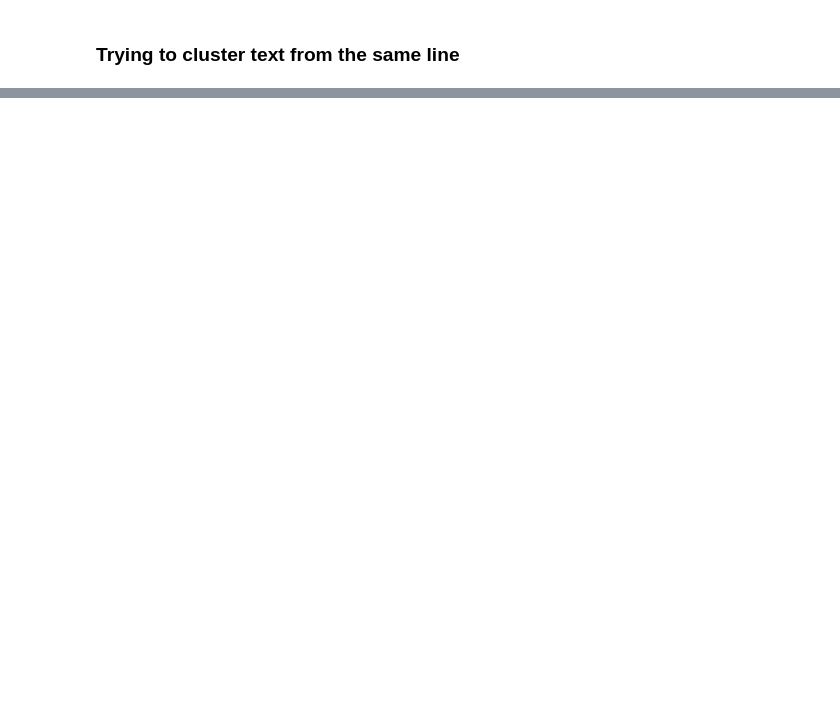
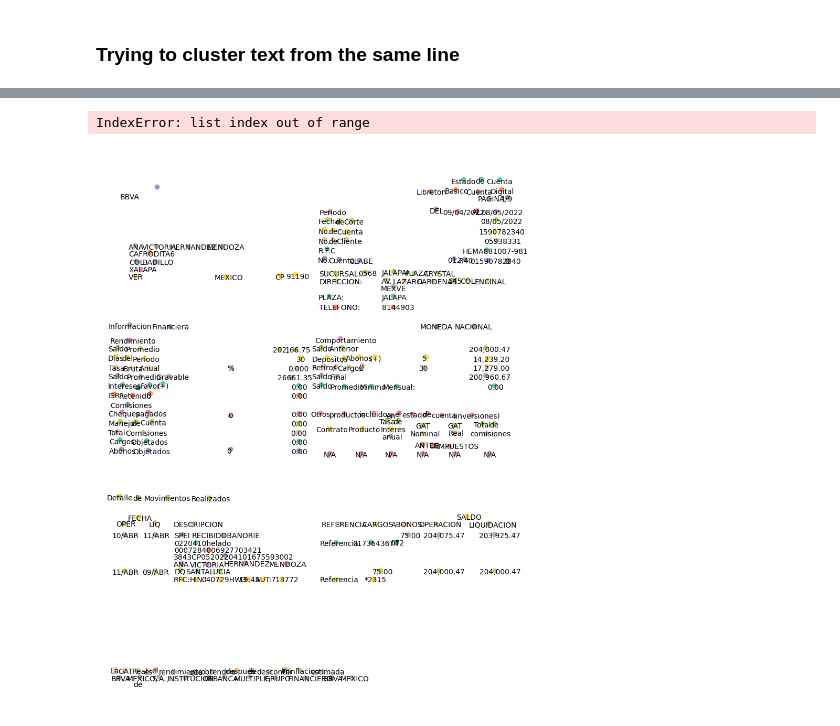
Before and after one commit to NilBiescas/Project_Synthesis2-, a Jupyter notebook: editable_outputs/editable_out_v2.ipynb, the cells around one changed output, grey strips where cells are left out. Drawn from its saved outputs; the diff is of its cells as text; code cells hidden in the pictures; blank space fills up the shorter version.

```diff
--- a/editable_outputs/editable_out_v2.ipynb
+++ b/editable_outputs/editable_out_v2.ipynb
@@ -304,0 +330,18 @@ plt.show()
+# %%
+data.sort(key=lambda x: x[1])  # Sort the list by the y value
+
+line = 0
+value = data[0][1]
+
+for i, word in enumerate(data):
+    if abs(word[1] - value) < 8:
+        data[i] = tuple(list(word) + [line])
+    else:
+        line += 1
+        data[i] = tuple(list(word) + [line])
+    value = word[1]
+# %%
+import seaborn
+num_lines = data[-1][-1]
+colorsMap = seaborn.color_palette("Set2", num_lines)
+colorsMap
@@ -304,0 +386,24 @@ plt.show()
+# %%
+presentation = Presentation("template.pptx")
+
+ax = plot_slide("clustering.pptx", 0, 0)
+
+# coordinates /2 to fit the template, /2.1 to avoid text overlaps as it starts from higher (ns pq)
+for words in data:
+    # Calculate the coordinates and center of the word
+    x, y = Pt(words[0] / 2), Pt(words[1] / 2.1)
+    width, height = Pt((words[2] - words[0]) / 2), Pt((words[3] - words[1]) / 2)
+    centrex = x + width / 2
+    centrey = y - height / 2
+
+    # Add the word to the plot
+    ax.text(x, y, words[4])
+
+    # Plot a circle in the center of the word with a color based on the line value
+    ax.plot(centrex, centrey, "ro", color=colorsMap[words[-1]])
+
+# Show the plot
+plt.show()
+# %% [output]
+IndexError: list index out of range
+[figure, added]
```
Also changed, not shown: parts of 22 cells of this notebook, 4 other files.
